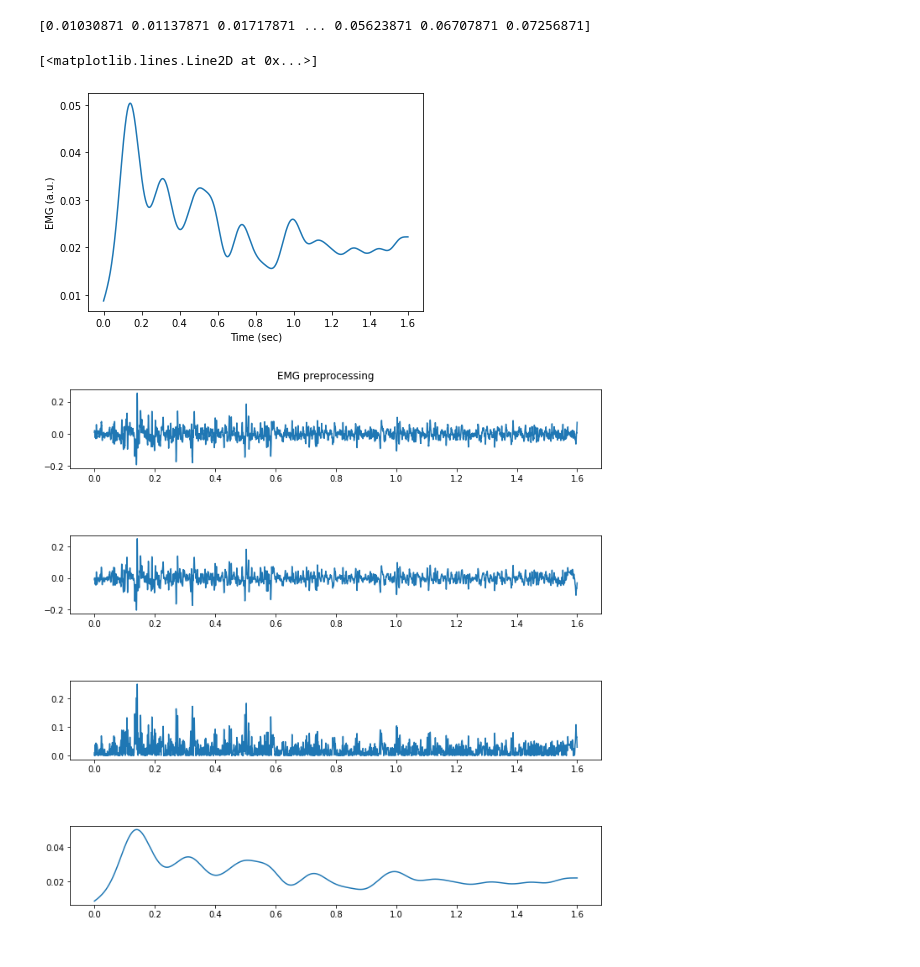
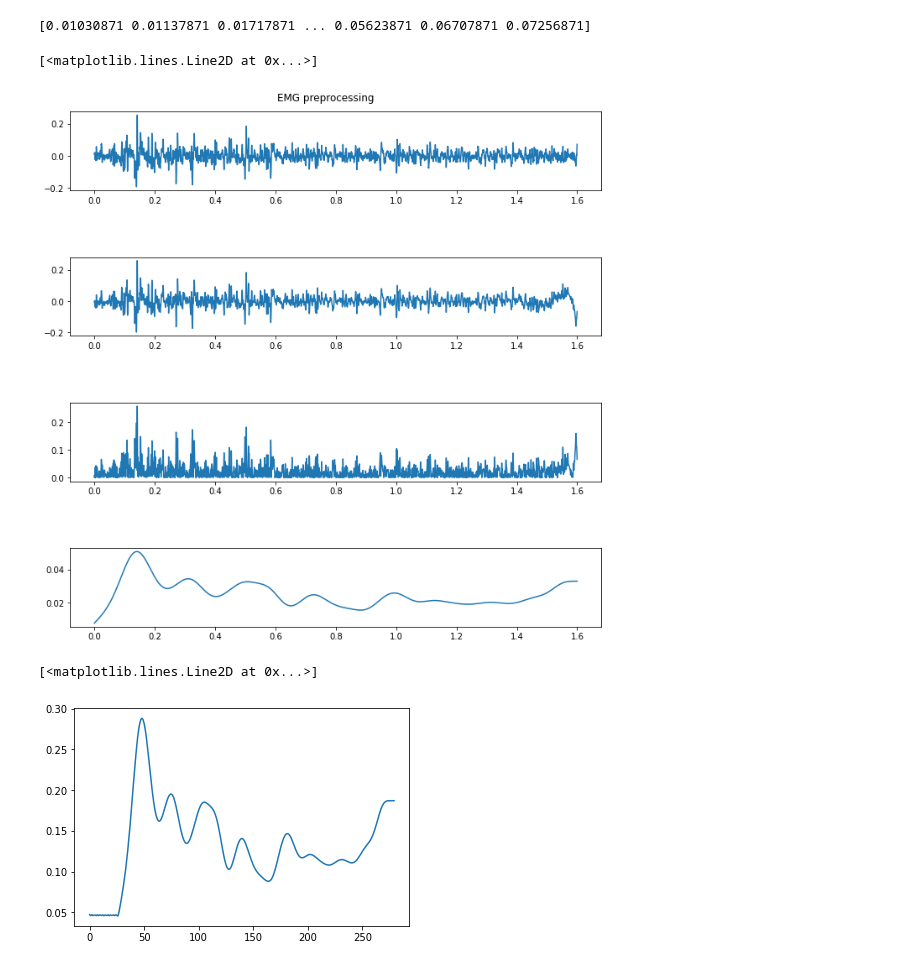
Before and after one commit to NeurotechDavis/BCI_Data_Retrieval, a Jupyter notebook: BCI_DataRetrieval_Script_EMG.ipynb, the cells around one changed output. Cells and saved outputs as stored; diff of their text form; code cells hidden in the pictures.

```diff
--- a/BCI_DataRetrieval_Script_EMG.ipynb
+++ b/BCI_DataRetrieval_Script_EMG.ipynb
@@ -222,36 +223,35 @@ def lowpass_filter(emg_data, sfreq, lowpass):
 time = np.array([i/5000 for i in range(0, len(test_arr), 1)])
 
 # remove mean
 emg_data = removeMean(test_arr)
 
 # bandpass filter
-emg_filtered = bandpass_filter(emg_data, 5000, 500, 10)
+emg_filtered = bandpass_filter(emg_data, 5000, 500, 5)
 
 # rectify data
 emg_rectified = rectify(emg_filtered)
 
 # lowpass filter
 emg_envelope = lowpass_filter(emg_rectified, 5000, 7)
 
 
 # Plotting
 
 
-plt.plot(time, emg_envelope)
-plt.xlabel('Time (sec)')
-plt.ylabel('EMG (a.u.)')
+# plt.plot(time, emg_envelope)
+# plt.xlabel('Time (sec)')
+# plt.ylabel('EMG (a.u.)')
 
 
 fig, (ax1, ax2, ax3, ax4) = plt.subplots(4)
 fig.tight_layout()
 fig.set_figheight(10)
 fig.set_figwidth(10)
 fig.suptitle('EMG preprocessing')
 ax1.plot(time,test_arr)
 ax2.plot(time, emg_filtered)
 ax3.plot(time, emg_rectified)
 ax4.plot(time, emg_envelope)
 # %% [output]
 [<matplotlib.lines.Line2D at 0x...>]
-[figure, old version]
+[figure, new version]
-[figure, removed]
@@ -257,0 +264,9 @@ ax4.plot(time, emg_envelope)
+# %%
+
+# multi level wavlet decomposition
+cA2, cD4, cD4, cD3, cD2, cD1= pywt.wavedec(emg_envelope, db16, mode='symmetric', level=5)
+
+plt.plot(cA2)
+# %% [output]
+[<matplotlib.lines.Line2D at 0x...>]
+[figure, added]
```
Also changed, not shown: parts of 2 cells of this notebook.
